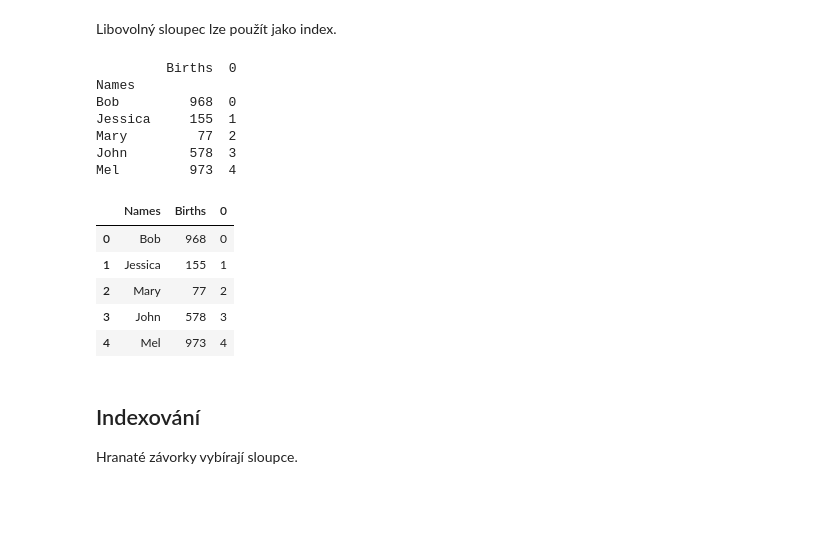
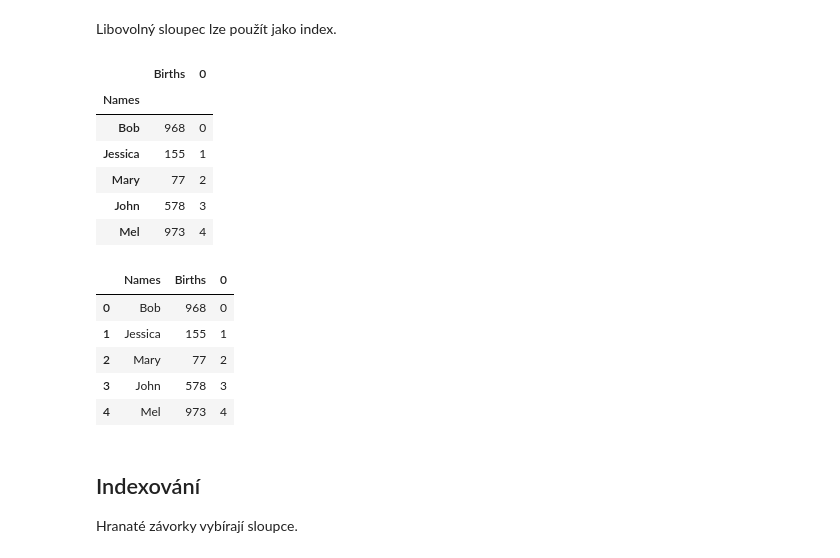
Before and after one commit to jbrezmorf/PAV_course, a Jupyter notebook: Section_3.1_Pandas.ipynb, the cells around one changed output. Drawn from its saved outputs; the diff is of its cells as text; code cells hidden in the pictures; blank space fills up the shorter version.

```diff
--- a/Section_3.1_Pandas.ipynb
+++ b/Section_3.1_Pandas.ipynb
@@ -52,24 +52,26 @@ df
 Libovolný sloupec lze použít jako index.
 # %%
 df_by_names = df.set_index('Names')
-print(df_by_names)
+#print(df_by_names)
+from IPython.display import display
+display(df_by_names)
 
 # Original dataframe unchanged.
 df
 # %% [output]
-         Births  0
-Names
-Bob         968  0
-Jessica     155  1
-Mary         77  2
-John        578  3
-Mel         973  4
-|  | Names | Births | 0 |
-| 0 | Bob | 968 | 0 |
-| 1 | Jessica | 155 | 1 |
-| 2 | Mary | 77 | 2 |
-| 3 | John | 578 | 3 |
-| 4 | Mel | 973 | 4 |
+|  | Births | 0 |
+| Names |  |  |
+| Bob | 968 | 0 |
+| Jessica | 155 | 1 |
+| Mary | 77 | 2 |
+| John | 578 | 3 |
+| Mel | 973 | 4 |
+|  | Names | Births | 0 |
+| 0 | Bob | 968 | 0 |
+| 1 | Jessica | 155 | 1 |
+| 2 | Mary | 77 | 2 |
+| 3 | John | 578 | 3 |
+| 4 | Mel | 973 | 4 |
 # %% [markdown]
 ## Indexování
 
```
Also changed, not shown: parts of 15 cells of this notebook, 6 other files.
